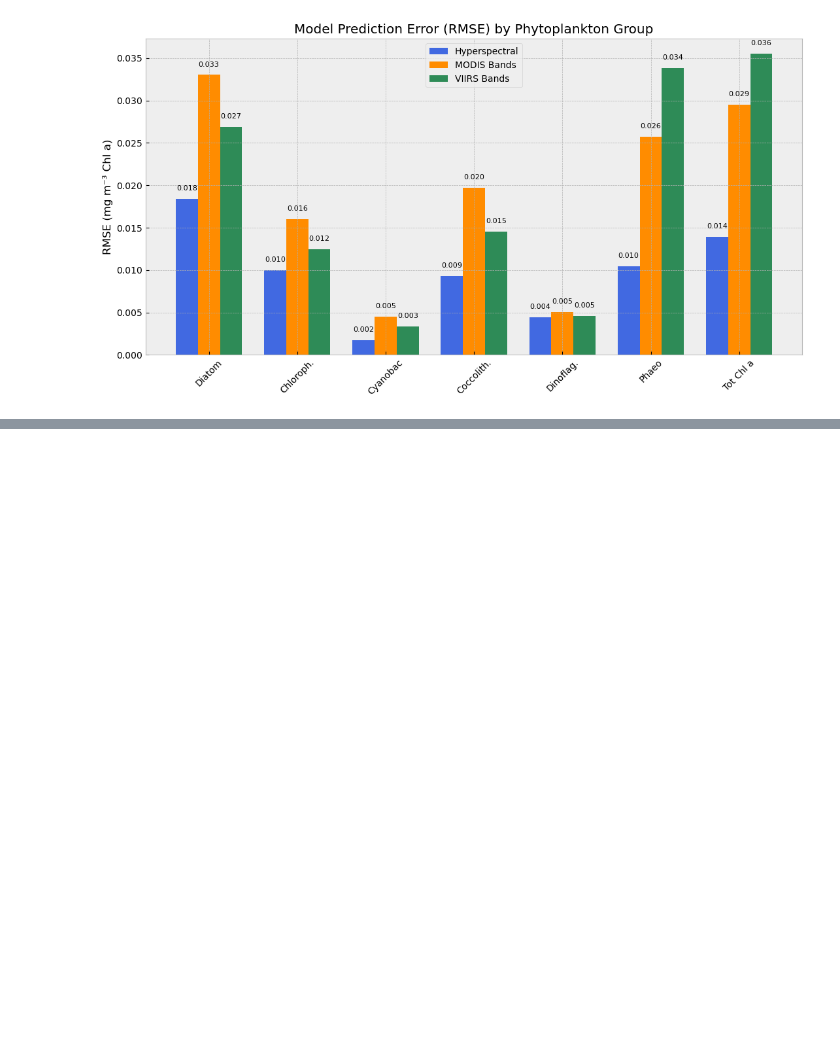
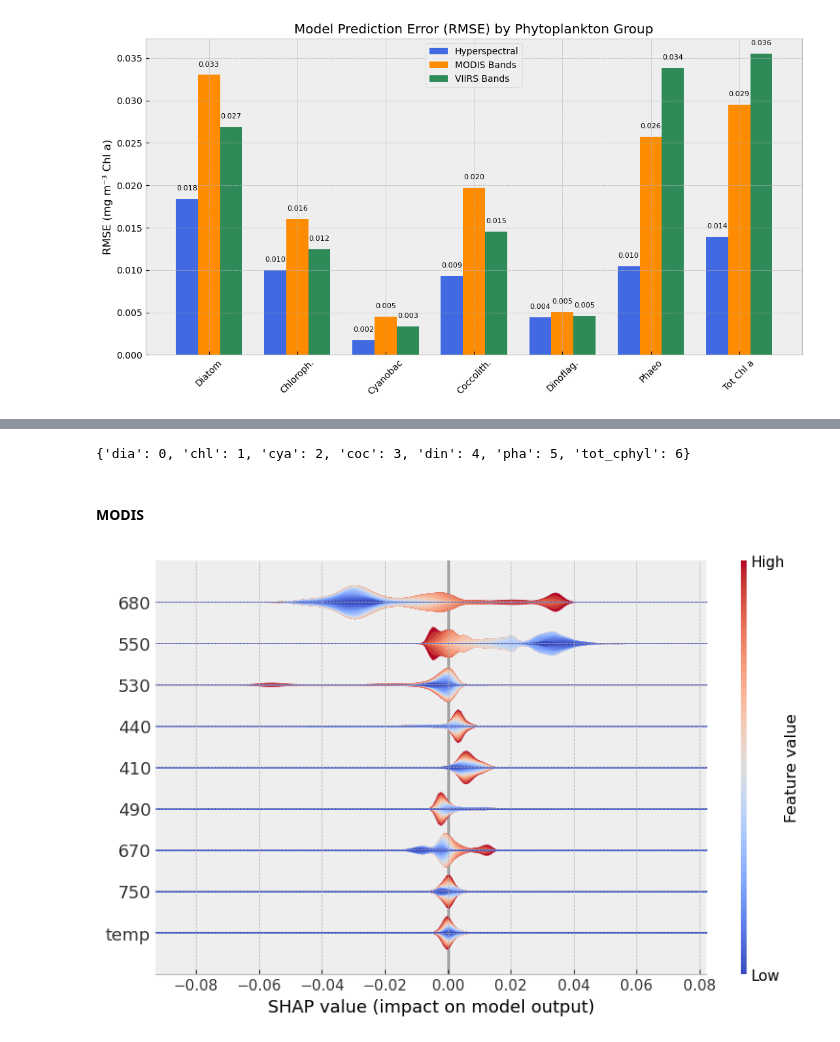
Before and after one commit to erdemkarakoylu/pace_pcc_ml, a Jupyter notebook: multioutput_regression/notebooks/oasim_09_sensitivity_analysis.ipynb, the cells around one changed output, grey strips where cells are left out. Saved outputs shown, nothing was run; the diff lists cells and outputs as text; code cells hidden in the pictures; blank space fills up the shorter version.

```diff
--- a/multioutput_regression/notebooks/oasim_09_sensitivity_analysis.ipynb
+++ b/multioutput_regression/notebooks/oasim_09_sensitivity_analysis.ipynb
@@ -428,0 +446,5 @@ fig.savefig("pfg_rmse_comparison_full_modis_viirs.png", dpi=300)
+# %%
+model_nums = {k:i for i, k in enumerate(dY_test.columns)}
+model_nums
+# %% [output]
+{'dia': 0, 'chl': 1, 'cya': 2, 'coc': 3, 'din': 4, 'pha': 5, 'tot_cphyl': 6}
@@ -428,0 +456,11 @@ fig.savefig("pfg_rmse_comparison_full_modis_viirs.png", dpi=300)
+# %% [markdown]
+#### MODIS
+# %%
+model = modis_optimized_model.estimators_[4]
+X = dX_modis_test.sample(20000)
+shap_vasl_modis_dino = compute_shapley_values(model=model, X=X)
+# %%
+plot_shap(shap_vasl_modis_dino, X=X,
+          target_name='dinoflagellate', input_types='full_verification')
+# %% [output]
+[figure, added]
```
Also changed, not shown: parts of 11 cells of this notebook.
